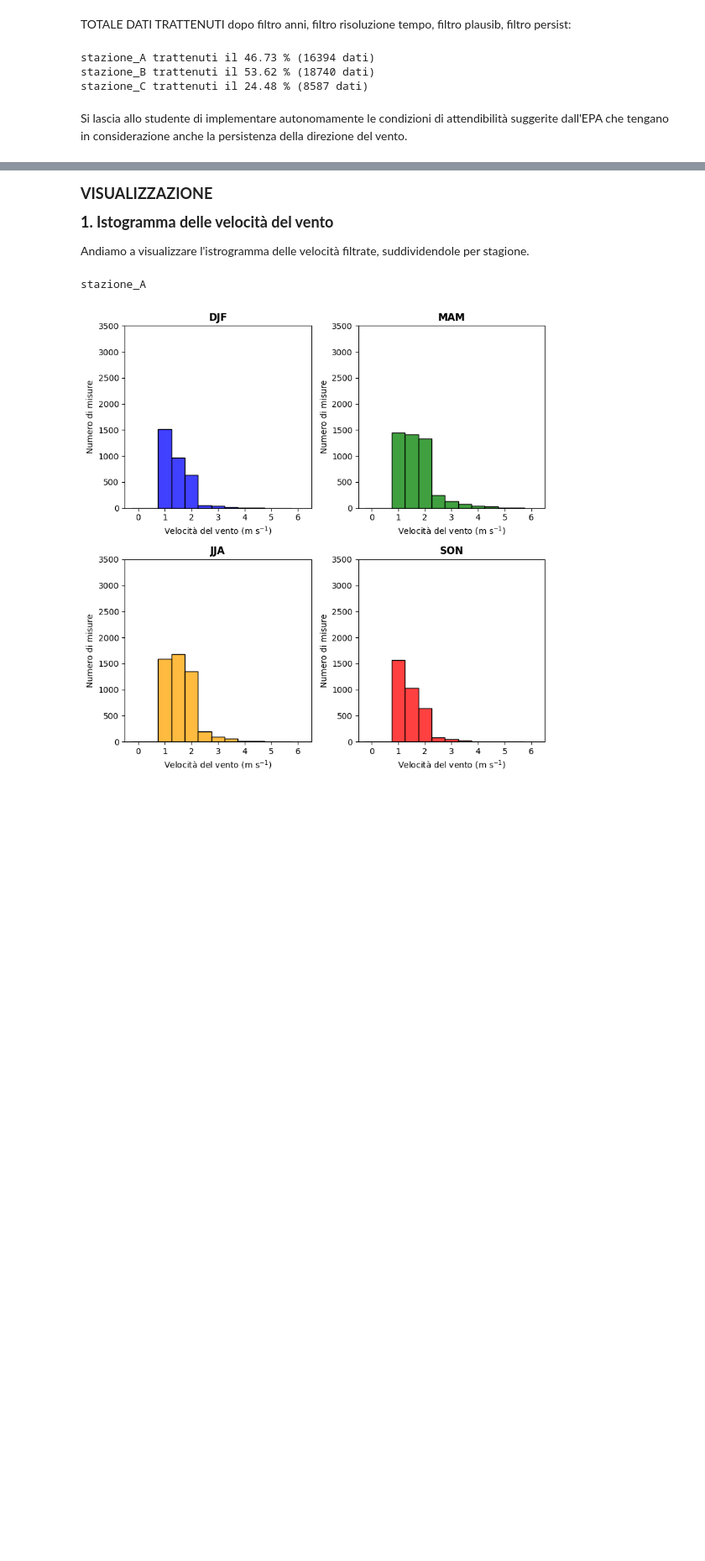
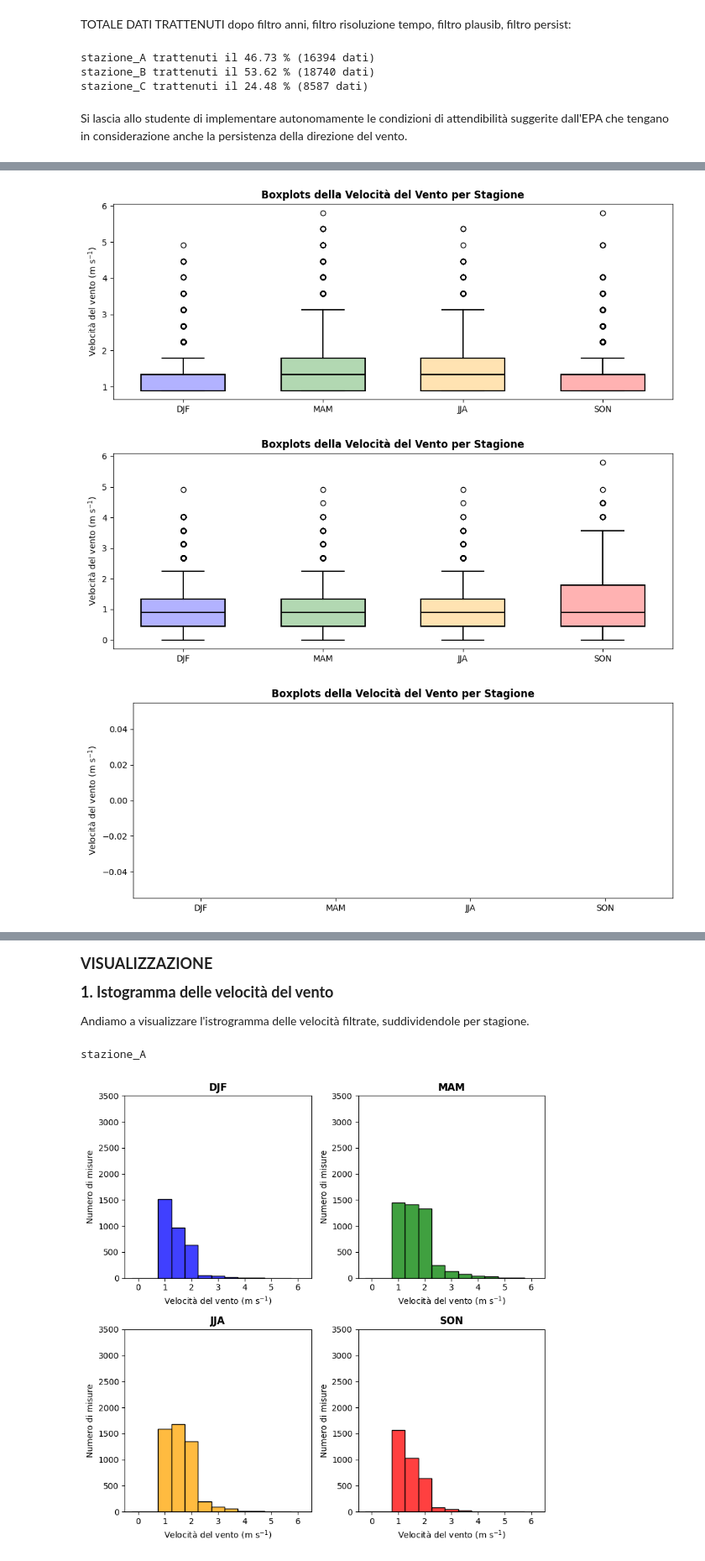
Before and after one commit to FedeJack06/Laboratorio-di-Fisica-dell-Atmosfera, a Jupyter notebook: 1esp/Notebook_Stazioni_Davis.ipynb, the cells around one changed output, grey strips where cells are left out. Shown at 84% size. Drawn from its saved outputs; the diff is of its cells as text; code cells hidden in the pictures; blank space fills up the shorter version.

```diff
--- a/1esp/Notebook_Stazioni_Davis.ipynb
+++ b/1esp/Notebook_Stazioni_Davis.ipynb
@@ -951,0 +838,43 @@ max speed 23.691
+# %%
+def get_season(month):
+    if 3 <= month <= 5:
+        return 'MAM'
+    elif 6 <= month <= 8:
+        return 'JJA'
+    elif 9 <= month <= 11:
+        return 'SON'
+    else:
+        return 'DJF'
+
+for stazione in stazioni:
+    df['Stagione'] = globals()["df_"+stazione+"_year_interval30_plaus_pers3"]['Datetime'].dt.month.apply(get_season)
+
+    stagioni = ['DJF','MAM','JJA','SON']
+    colori = ['blue','green','orange','red']
+
+    plt.figure(figsize=(10, 4))
+
+    for i in range(len(stagioni)):
+        rgb = mcolors.to_rgba(colori[i])
+        linewidth = 1.5
+        edgecolor = 'black'
+        widths=0.6
+        data = df['wndSpeed'][df['Stagione']==stagioni[i]]
+        plt.boxplot(data, patch_artist=True, positions=np.array([i]),widths=widths,
+                    boxprops=dict(facecolor=(rgb[0], rgb[1], rgb[2], 0.3), edgecolor=edgecolor, linewidth=linewidth),
+                    medianprops=dict(color=edgecolor, linewidth=linewidth),
+                    whiskerprops=dict(color=edgecolor, linewidth=linewidth),
+                    capprops=dict(color=edgecolor, linewidth=linewidth),
+                    flierprops=dict(markeredgecolor=edgecolor))
+
+    plt.xticks(np.arange(0,len(stagioni)),stagioni)
+    plt.ylabel("Velocità del vento (m s$^{-1}$)")
+    plt.title('Boxplots della Velocità del Vento per Stagione', fontweight="bold")
+    #plt.ylim(-0.5,8)
+
+    plt.tight_layout()
+    #plt.show()
+# %% [output]
+[figure, added]
+[figure, added]
+[figure, added]
```
Also changed, not shown: parts of 20 cells of this notebook, 5 other files.
